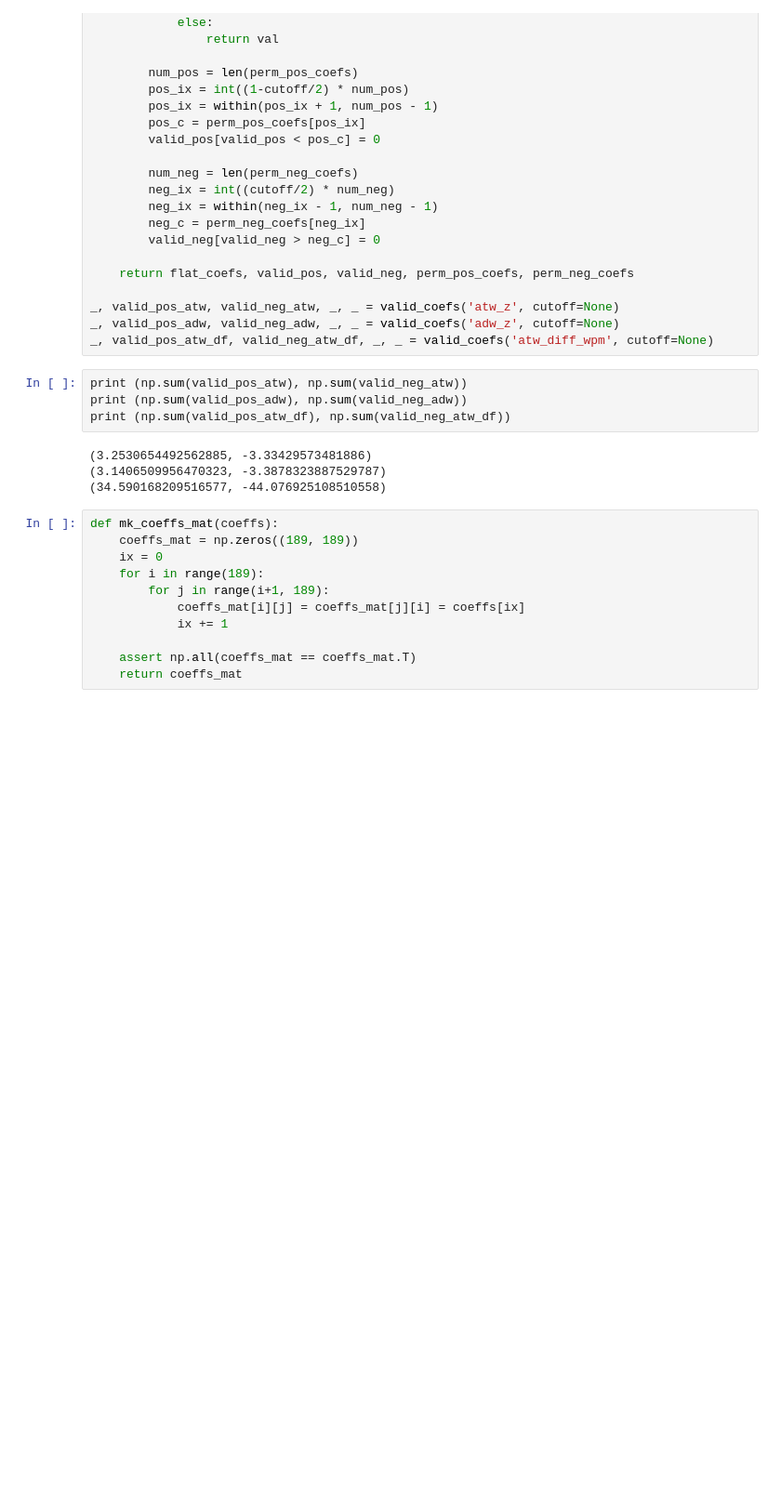
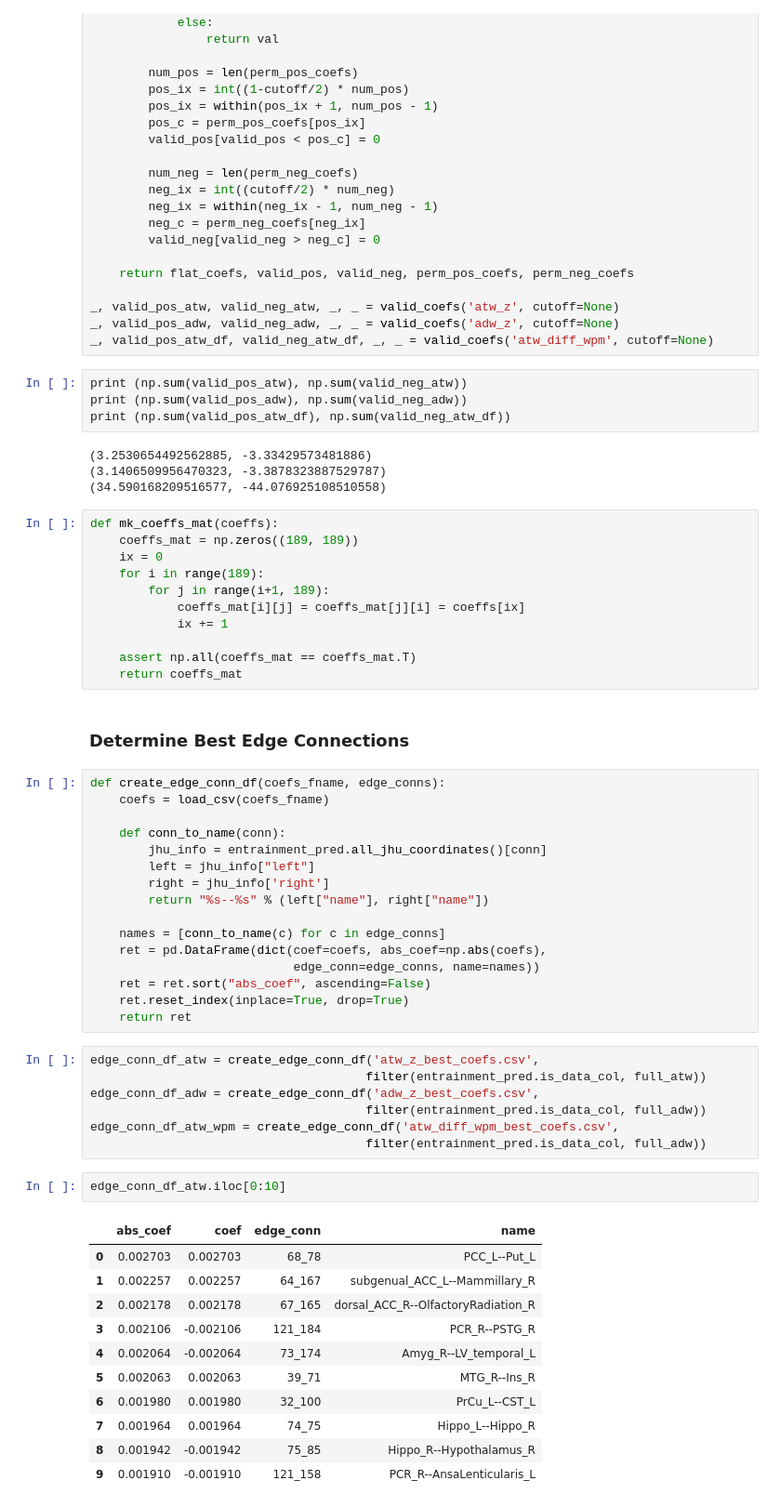
Before and after one commit to bonilhamusclab-projects/behav_connectome_prediction, a Jupyter notebook: Step 4 Both Hemi Results View.ipynb, the cells around one changed output. Shown at 93% size. Drawn from its saved outputs; the diff is of its cells as text; blank space fills up the shorter version.

```diff
--- a/Step 4 Both Hemi Results View.ipynb
+++ b/Step 4 Both Hemi Results View.ipynb
@@ -246,3 +246,42 @@ def mk_coeffs_mat(coeffs):
 
     assert np.all(coeffs_mat == coeffs_mat.T)
     return coeffs_mat
+# %% [markdown]
+### Determine Best Edge Connections
+# %%
+def create_edge_conn_df(coefs_fname, edge_conns):
+    coefs = load_csv(coefs_fname)
+
+    def conn_to_name(conn):
+        jhu_info = entrainment_pred.all_jhu_coordinates()[conn]
+        left = jhu_info["left"]
+        right = jhu_info['right']
+        return "%s--%s" % (left["name"], right["name"])
+
+    names = [conn_to_name(c) for c in edge_conns]
+    ret = pd.DataFrame(dict(coef=coefs, abs_coef=np.abs(coefs),
+                            edge_conn=edge_conns, name=names))
+    ret = ret.sort("abs_coef", ascending=False)
+    ret.reset_index(inplace=True, drop=True)
+    return ret
+# %%
+edge_conn_df_atw = create_edge_conn_df('atw_z_best_coefs.csv',
+                                      filter(entrainment_pred.is_data_col, full_atw))
+edge_conn_df_adw = create_edge_conn_df('adw_z_best_coefs.csv',
+                                      filter(entrainment_pred.is_data_col, full_adw))
+edge_conn_df_atw_wpm = create_edge_conn_df('atw_diff_wpm_best_coefs.csv',
+                                      filter(entrainment_pred.is_data_col, full_adw))
+# %%
+edge_conn_df_atw.iloc[0:10]
+# %% [output]
+|  | abs_coef | coef | edge_conn | name |
+| 0 | 0.002703 | 0.002703 | 68_78 | PCC_L--Put_L |
+| 1 | 0.002257 | 0.002257 | 64_167 | subgenual_ACC_L--Mammillary_R |
+| 2 | 0.002178 | 0.002178 | 67_165 | dorsal_ACC_R--OlfactoryRadiation_R |
+| 3 | 0.002106 | -0.002106 | 121_184 | PCR_R--PSTG_R |
+| 4 | 0.002064 | -0.002064 | 73_174 | Amyg_R--LV_temporal_L |
+| 5 | 0.002063 | 0.002063 | 39_71 | MTG_R--Ins_R |
+| 6 | 0.001980 | 0.001980 | 32_100 | PrCu_L--CST_L |
+| 7 | 0.001964 | 0.001964 | 74_75 | Hippo_L--Hippo_R |
+| 8 | 0.001942 | -0.001942 | 75_85 | Hippo_R--Hypothalamus_R |
+| 9 | 0.001910 | -0.001910 | 121_158 | PCR_R--AnsaLenticularis_L |
```
Also changed, not shown: parts of 8 cells of this notebook, 5 other files.
